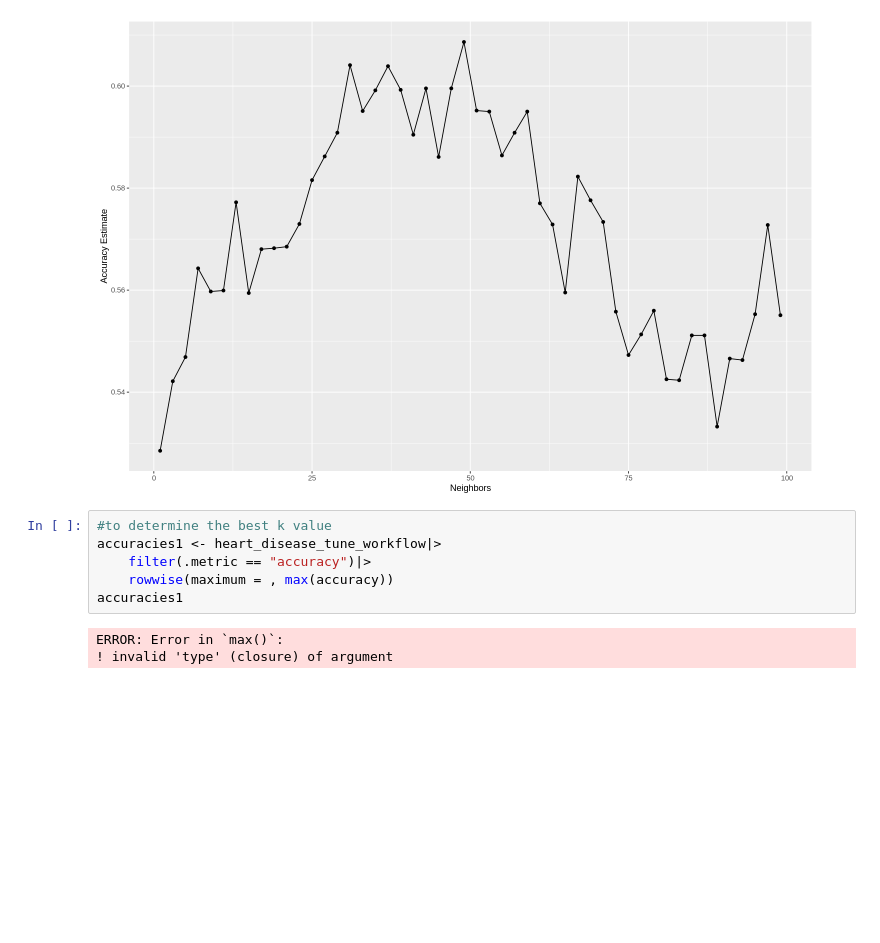
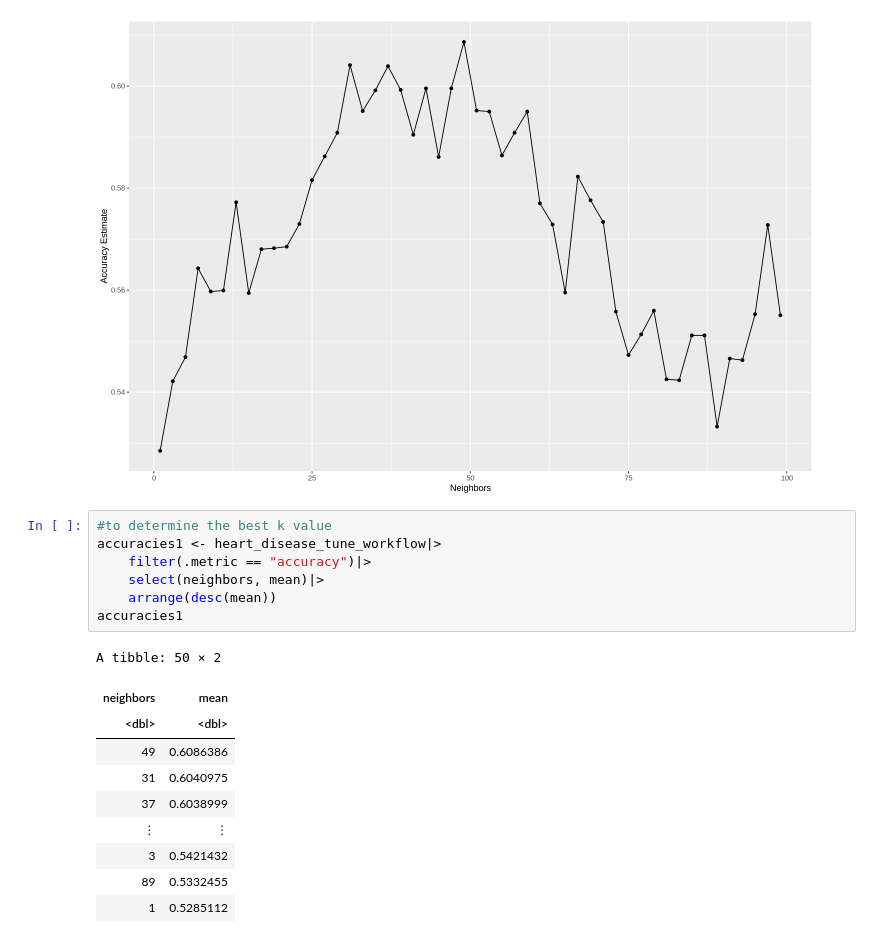
Before and after one commit to cchurch999/Data-Science-Group-Project-Books, a Jupyter notebook: Preliminary exploratory data analysis.ipynb, the cells around one changed output. Saved outputs shown, nothing was run; the diff lists cells and outputs as text; blank space fills up the shorter version.

```diff
--- a/Preliminary exploratory data analysis.ipynb
+++ b/Preliminary exploratory data analysis.ipynb
@@ -288,9 +268,18 @@ accuracy_vs_k
 # %%
 #to determine the best k value
 accuracies1 <- heart_disease_tune_workflow|>
     filter(.metric == "accuracy")|>
-    rowwise(maximum = , max(accuracy))
+    select(neighbors, mean)|>
+    arrange(desc(mean))
 accuracies1
 # %% [output]
-ERROR: Error in `max()`:
-! invalid 'type' (closure) of argument
+A tibble: 50 × 2
+| neighbors | mean |
+| <dbl> | <dbl> |
+| 49 | 0.6086386 |
+| 31 | 0.6040975 |
+| 37 | 0.6038999 |
+| ⋮ | ⋮ |
+| 3 | 0.5421432 |
+| 89 | 0.5332455 |
+| 1 | 0.5285112 |
```
Also changed, not shown: parts of 8 cells of this notebook.
